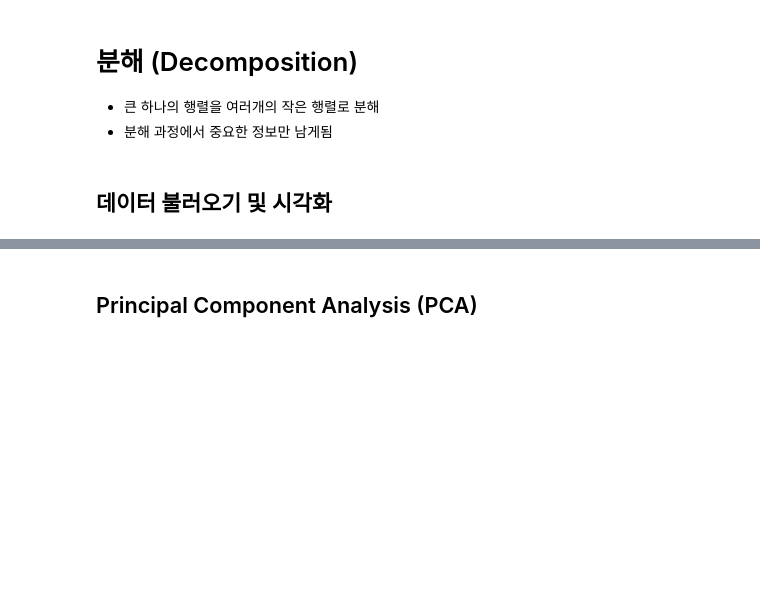
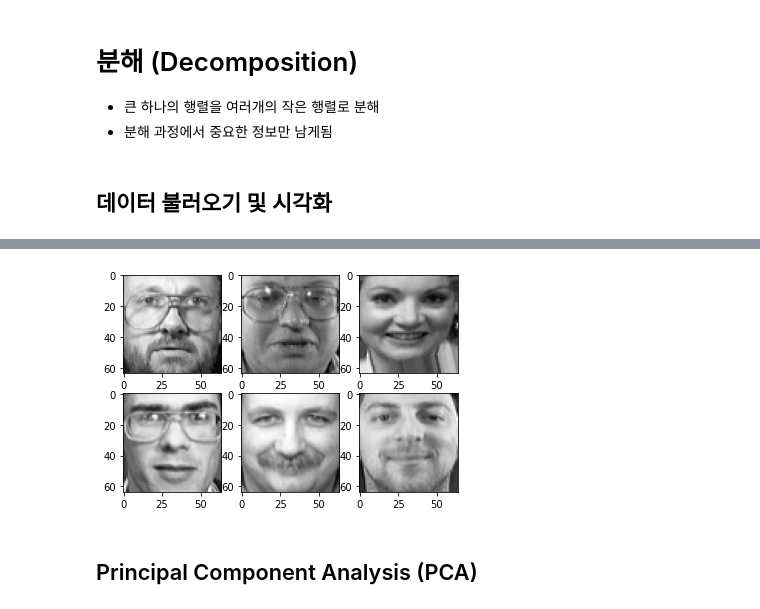
Before and after one commit to fasthill/scikit-learn-study, a Jupyter notebook: 11. Decomposition.ipynb, the cells around one changed output, grey strips where cells are left out. Cells and saved outputs as stored; diff of their text form; code cells hidden in the pictures; blank space fills up the shorter version.

```diff
--- a/11. Decomposition.ipynb
+++ b/11. Decomposition.ipynb
@@ -6,0 +27,7 @@
+# %%
+def show_faces(faces):
+    plt.figure()
+    num_rows, num_cols = 2, 3
+    for i in range(num_rows * num_cols):
+        plt.subplot(num_rows, num_cols, i + 1)
+        plt.imshow(np.reshape(faces[i], (64,64)), cmap=plt.cm.gray)
@@ -7,3 +38,7 @@
+# %%
+show_faces(faces)
+# %% [output]
+[figure, added]
 # %% [markdown]
 ## Principal Component Analysis (PCA)
 # %% [markdown]
```
Also changed, not shown: parts of 21 cells of this notebook.
